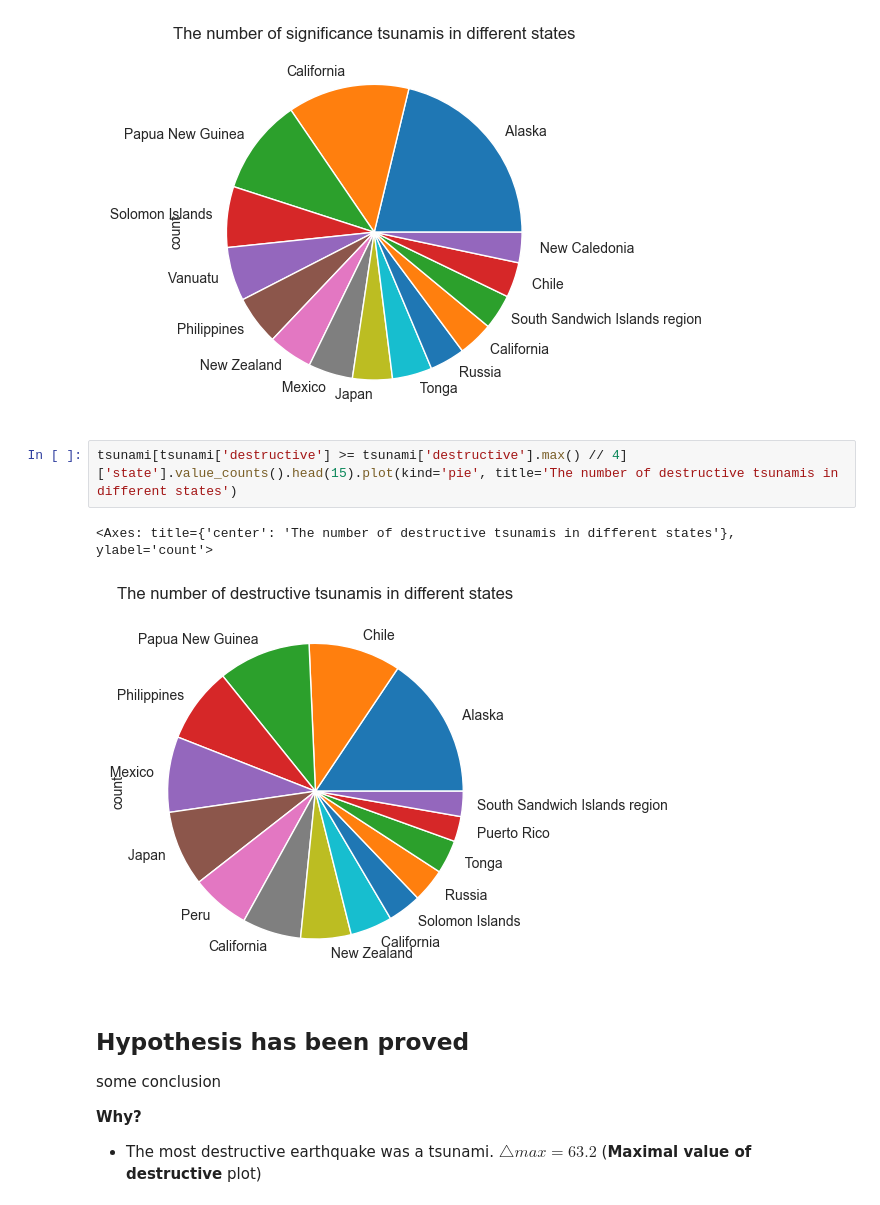
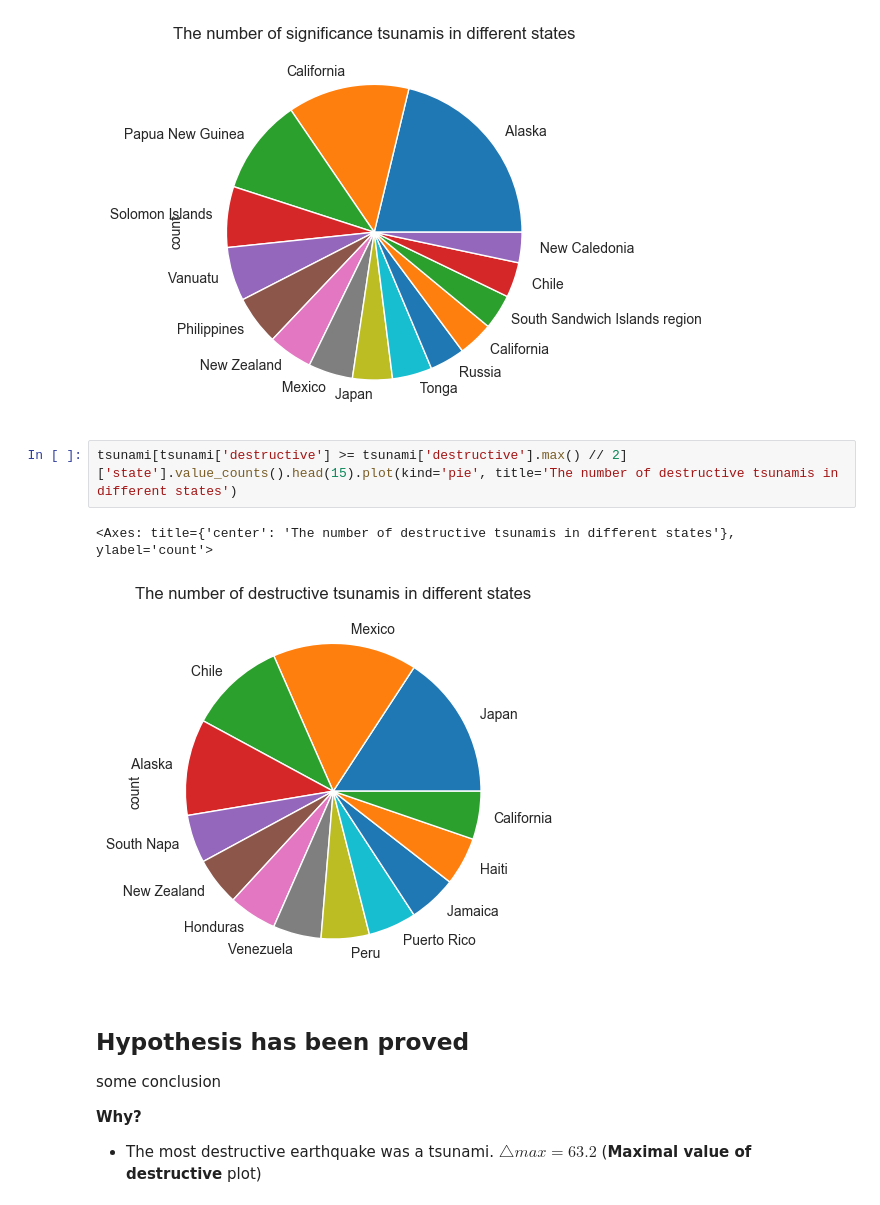
Before and after one commit to DenisIndenbom/DSBA-analytical-project, a Jupyter notebook: project.ipynb, the cells around one changed output. Cells and saved outputs as stored; diff of their text form.

```diff
--- a/project.ipynb
+++ b/project.ipynb
@@ -358,10 +358,10 @@ tsunami[tsunami['destructive'] >= tsunami['destructive'].mean()]['state'].value_
 <Axes: title={'center': 'The number of significance tsunamis in different states'}, ylabel='count'>
 [figure]
 # %%
-tsunami[tsunami['destructive'] >= tsunami['destructive'].max() // 4]['state'].value_counts().head(15).plot(kind='pie', title='The number of destructive tsunamis in different states')
+tsunami[tsunami['destructive'] >= tsunami['destructive'].max() // 2]['state'].value_counts().head(15).plot(kind='pie', title='The number of destructive tsunamis in different states')
 # %% [output]
 <Axes: title={'center': 'The number of destructive tsunamis in different states'}, ylabel='count'>
-[figure, old version]
+[figure, new version]
 # %% [markdown]
 ## Hypothesis has been proved
 
```
